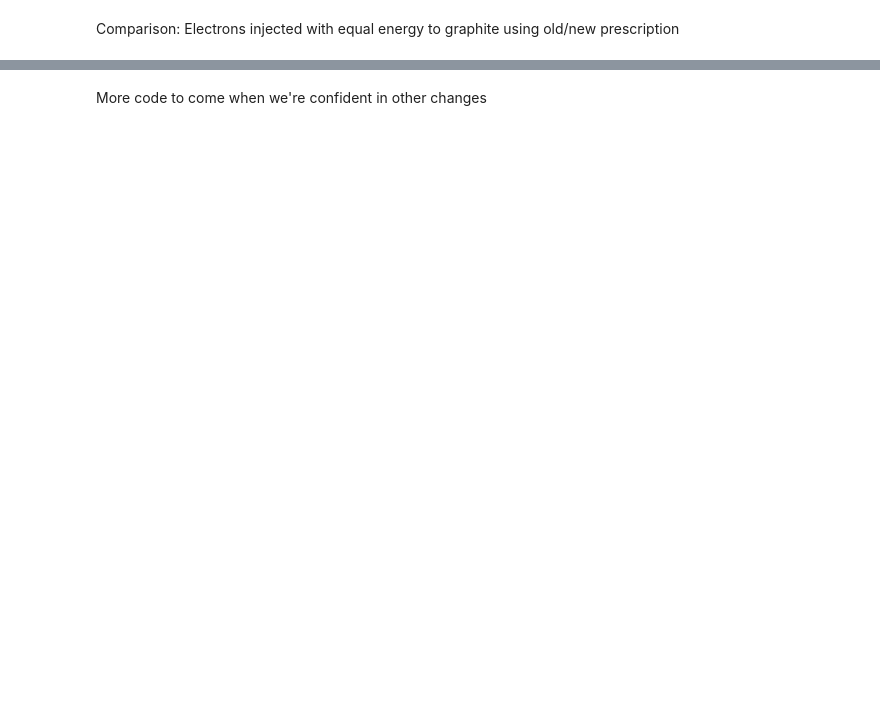
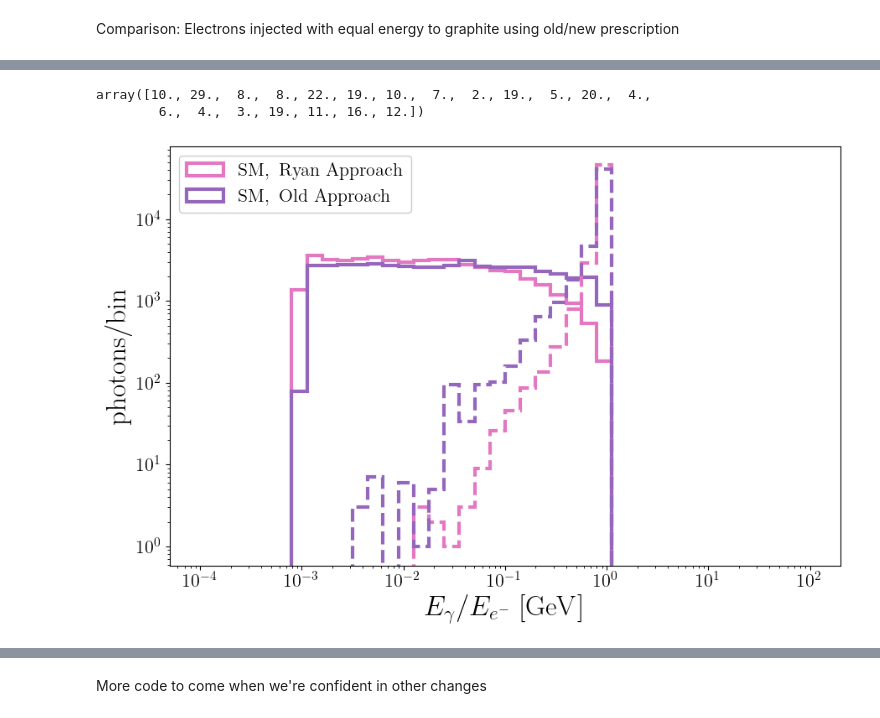
Before and after one commit to kjkellyphys/PETITE, a Jupyter notebook: examples/PETITEShower_v2.ipynb, the cells around one changed output, grey strips where cells are left out. Cells and saved outputs as stored; diff of their text form; code cells hidden in the pictures; blank space fills up the shorter version.

```diff
--- a/examples/PETITEShower_v2.ipynb
+++ b/examples/PETITEShower_v2.ipynb
@@ -48 +49,5 @@ sGraphite = Shower('/Users/kjkelly/Documents/GitHub/PETITE/RyanDicts/', 'graphit
 sGraphiteOld = OldShower('/Users/kjkelly/Documents/GitHub/PETITE/NBP/', 'graphite', MinEnergy)
+# %%
+nSamp = 50000
+s0 = np.array([sGraphite.ElecBremSample(p0, VB=True) for i in range(nSamp)])
+s0G = np.array([sGraphite.PhotonSplitSample(p0G, VB=True) for i in range(nSamp)])
@@ -56,3 +102,28 @@ EsOld = np.array([s.get_p0()[0] for s in s0Old])
+# %%
+trials[0:20]
+# %% [output]
+array([10., 29.,  8.,  8., 22., 19., 10.,  7.,  2., 19.,  5., 20.,  4.,
+        6.,  4.,  3., 19., 11., 16., 12.])
+# %%
+b0 = np.logspace(-4, 2, 41)
+
+plt.hist(Es, bins=b0, histtype='step', lw=3, color='C6', density=False, ls='-', label=r"$\mathrm{SM,\ Ryan\ Approach}$")
+plt.hist(EsOld, bins=b0, histtype='step', lw=3, color='C4', ls='-', density=False, label=r"$\mathrm{SM,\ Old\ Approach}$")
+plt.hist(EsE, bins=b0, histtype='step', lw=3, color='C6', density=False, ls='--')
+plt.hist(EsEOld, bins=b0, histtype='step', lw=3, color='C4', ls='--', density=False)
+
+plt.gca().legend(loc=2, fontsize=16, framealpha=1.0)
+plt.gca().set_xscale('log')
+plt.gca().set_yscale('log')
+plt.gca().set_xlabel(r"$E_\gamma/E_{e^-}\ [\mathrm{GeV}]$", fontsize=24)
+plt.gca().set_ylabel(r"$\mathrm{photons/bin}$", fontsize=24)
+#plt.gca().axis([1e-3,100,1e-11,1e-3])
+[l.set_size(16) for l in plt.gca().get_xticklabels()]
+[l.set_size(16) for l in plt.gca().get_yticklabels()]
+
+set_size(8.0, 5.0)
+# %% [output]
+[figure, added]
 # %%
 b0 = np.logspace(-4, 2, 41)
 
```
Also changed, not shown: parts of 25 cells of this notebook, 1 other file.
